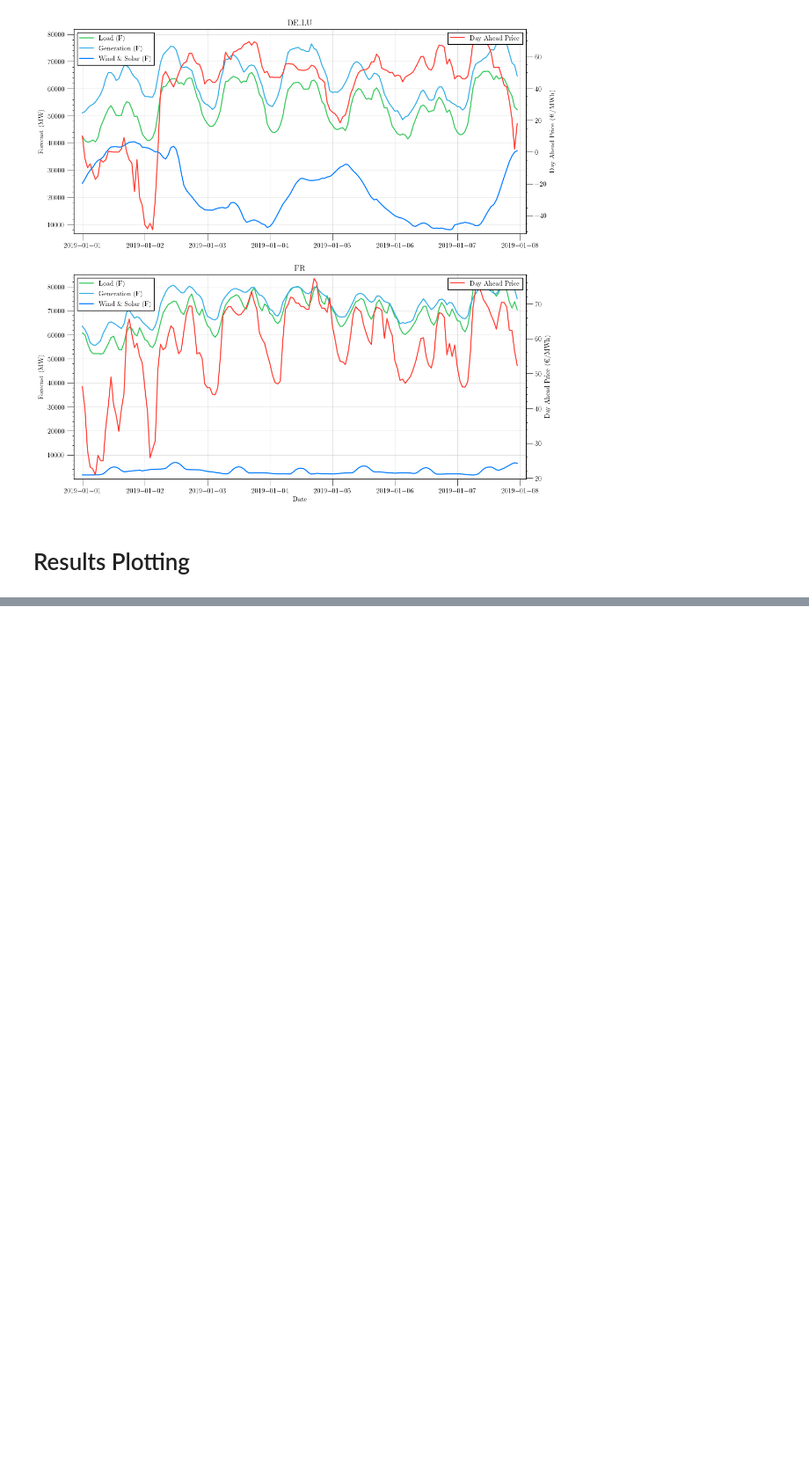
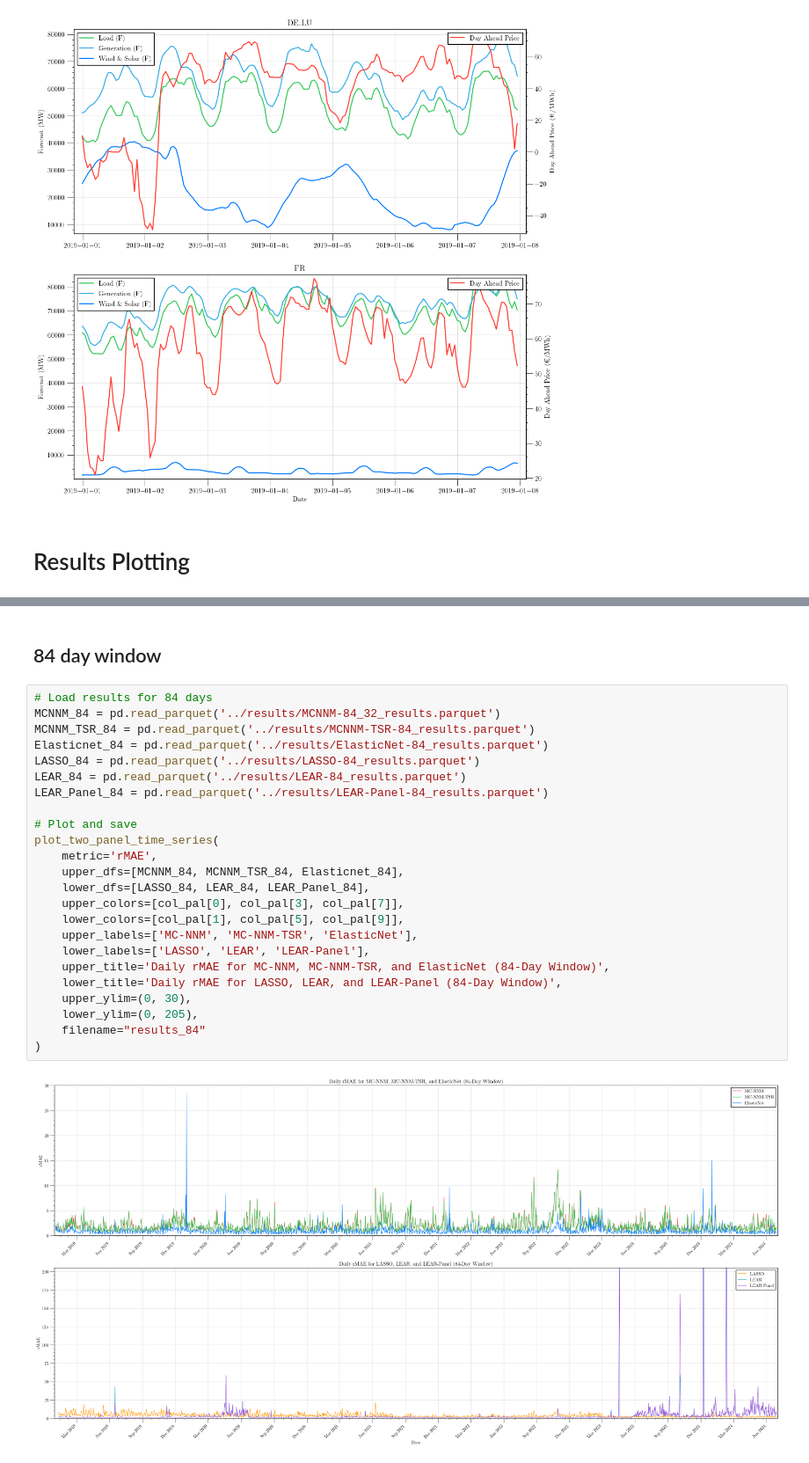
Before and after one commit to tobias-schnabel/mc-forecasting, a Jupyter notebook: analysis/plots.ipynb, the cells around one changed output, grey strips where cells are left out. Shown at 88% size. Cells and saved outputs as stored; diff of their text form; blank space fills up the shorter version.

```diff
--- a/analysis/plots.ipynb
+++ b/analysis/plots.ipynb
@@ -411,0 +516,28 @@ save_plot(forecast_fig, "forecasts_with_prices")
+# %% [markdown]
+## 84 day window
+# %%
+# Load results for 84 days
+MCNNM_84 = pd.read_parquet('../results/MCNNM-84_32_results.parquet')
+MCNNM_TSR_84 = pd.read_parquet('../results/MCNNM-TSR-84_results.parquet')
+Elasticnet_84 = pd.read_parquet('../results/ElasticNet-84_results.parquet')
+LASSO_84 = pd.read_parquet('../results/LASSO-84_results.parquet')
+LEAR_84 = pd.read_parquet('../results/LEAR-84_results.parquet')
+LEAR_Panel_84 = pd.read_parquet('../results/LEAR-Panel-84_results.parquet')
+
+# Plot and save
+plot_two_panel_time_series(
+    metric='rMAE',
+    upper_dfs=[MCNNM_84, MCNNM_TSR_84, Elasticnet_84],
+    lower_dfs=[LASSO_84, LEAR_84, LEAR_Panel_84],
+    upper_colors=[col_pal[0], col_pal[3], col_pal[7]],
+    lower_colors=[col_pal[1], col_pal[5], col_pal[9]],
+    upper_labels=['MC-NNM', 'MC-NNM-TSR', 'ElasticNet'],
+    lower_labels=['LASSO', 'LEAR', 'LEAR-Panel'],
+    upper_title='Daily rMAE for MC-NNM, MC-NNM-TSR, and ElasticNet (84-Day Window)',
+    lower_title='Daily rMAE for LASSO, LEAR, and LEAR-Panel (84-Day Window)',
+    upper_ylim=(0, 30),
+    lower_ylim=(0, 205),
+    filename="results_84"
+)
+# %% [output]
+[figure, added]
```
Also changed, not shown: parts of 9 cells of this notebook.
